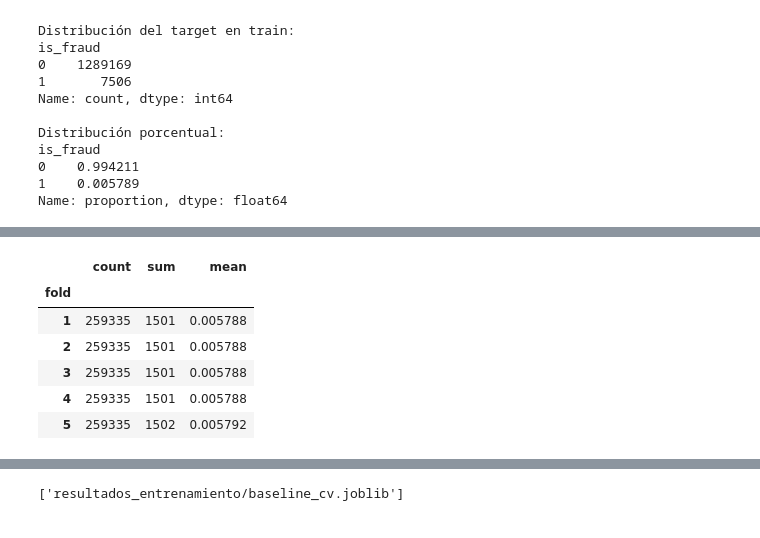
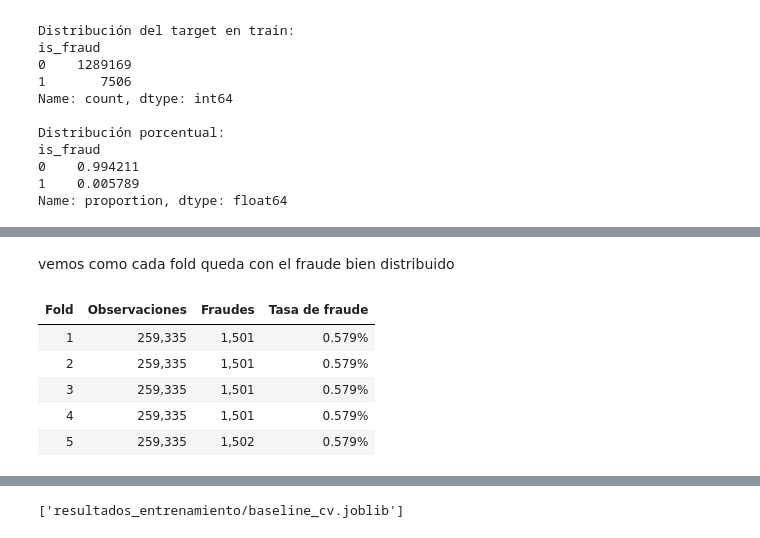
Before and after one commit to vaniacaffaratti/data_science_tp, a Jupyter notebook: notebooks/Parte-2/Entrenamiento/training.ipynb, the cells around one changed output, grey strips where cells are left out. Cells and saved outputs as stored; diff of their text form; code cells hidden in the pictures.

```diff
--- a/notebooks/Parte-2/Entrenamiento/training.ipynb
+++ b/notebooks/Parte-2/Entrenamiento/training.ipynb
@@ -299,29 +265,31 @@ cv = StratifiedKFold(
     shuffle=True,
     random_state=42
 )
+# %% [markdown]
+vemos como cada fold queda con el fraude bien distribuido
 # %%
 folds = np.zeros(len(y_train), dtype=int)
 
 for i, (_, val_idx) in enumerate(cv.split(X_train, y_train), 1):
     folds[val_idx] = i
 
-df_folds = pd.DataFrame({
-    'fold': folds,
-    'fraude': y_train.values
-})
+df_folds = pd.DataFrame({'fold': folds, 'fraude': y_train.values})
 
-## group by por fold para ver la media de fraude
-df_folds.groupby('fold')['fraude'].agg([
-    'count',
-    'sum',
-    'mean'
-])
+resumen_folds = df_folds.groupby('fold')['fraude'].agg(['count', 'sum', 'mean']).reset_index()
+
+resumen_folds.columns = ['Fold', 'Observaciones', 'Fraudes', 'Tasa de fraude']
+resumen_folds['Tasa de fraude'] = resumen_folds['Tasa de fraude'] * 100
+
+resumen_folds.style.format({
+    'Observaciones': '{:,.0f}',
+    'Fraudes': '{:,.0f}',
+    'Tasa de fraude': '{:.3f}%'
+}).hide(axis='index')
 # %% [output]
-|  | count | sum | mean |
-| fold |  |  |  |
-| 1 | 259335 | 1501 | 0.005788 |
-| 2 | 259335 | 1501 | 0.005788 |
-| 3 | 259335 | 1501 | 0.005788 |
-| 4 | 259335 | 1501 | 0.005788 |
-| 5 | 259335 | 1502 | 0.005792 |
+| Fold | Observaciones | Fraudes | Tasa de fraude |
+| 1 | 259,335 | 1,501 | 0.579% |
+| 2 | 259,335 | 1,501 | 0.579% |
+| 3 | 259,335 | 1,501 | 0.579% |
+| 4 | 259,335 | 1,501 | 0.579% |
+| 5 | 259,335 | 1,502 | 0.579% |
 # %%
```
Also changed, not shown: parts of 12 cells of this notebook, 1 other file.
